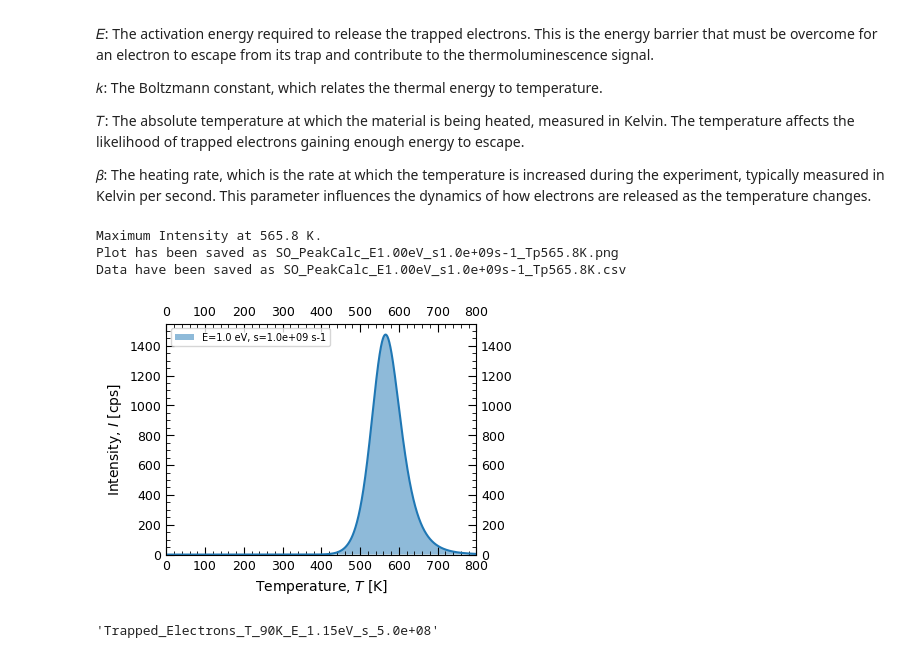
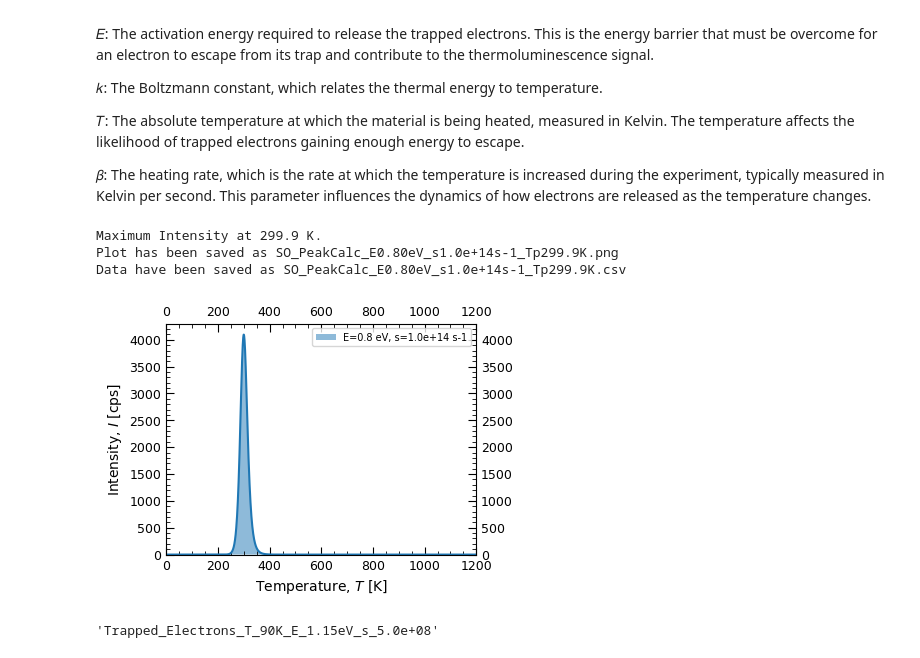
Before and after one commit to alexsehlke/Icarus_TLcalculations, a Jupyter notebook: Thermoluminescence_Calculations.ipynb, the cells around one changed output. Drawn from its saved outputs; the diff is of its cells as text; code cells hidden in the pictures.

```diff
--- a/Thermoluminescence_Calculations.ipynb
+++ b/Thermoluminescence_Calculations.ipynb
@@ -36,14 +32,15 @@ from scipy.integrate import quad
 ## Adjust input parameters at the end of script under 'Input parameters'
 
 # Input parameters
-E_eV = 1.00    # Activation energy in eV
+E_eV = 0.80    # Activation energy in eV
+s = 1E14   # Frequency factor
+
 N = 1E5    # Total concentration of traps
 n0 = N*(1/5)  # Initial concentration of electrons in traps
-s = 1E9   # Frequency factor
 beta = 7.5    # Heating rate
 
 T0 = 1    # Starting temperature for the measurement
-T_max = 1000  # Maximum temperature for the measurement
+T_max = 2000  # Maximum temperature for the measurement
 
 # Constants
 k_J_per_K = 1.381e-23  # Boltzmann constant in J/K
@@ -93,44 +90,44 @@ def plot_intensity_vs_temperature_and_find_max(E_eV, n0, s, beta, N, T0, T_max):
     plt.xlabel('Temperature, $T$ [K]')
     plt.ylabel('Intensity, $I$ [cps]')
     plt.legend(fontsize=7, loc='best')
-    plt.xlim(0,800)
+    plt.xlim(0,1200)
     plt.ylim(0,)
     plt.grid(False)
     plt.show
 
 
 
     # Generating the CSV file name based on the temperature, E value in eV, and s value
     filename = f"SO_PeakCalc_E{E_eV:.2f}eV_s{s:.1e}s-1_Tp{max_intensity_temperature:.1f}K"
 
     # Save the plot with the same naming convention
     plt.savefig(f"./calculations/{filename}.png", dpi=600, bbox_inches='tight')
 
 
     # Print the temperature of maximum intensity
     print(f'Maximum Intensity at {max_intensity_temperature:.1f} K.')
     print(f"Plot has been saved as {filename}.png")
     print(f"Data have been saved as {filename}.csv")
 
     # Create a DataFrame from the simulation data
 
 
     df_output_s1 = pd.DataFrame({
         'temp_K': T_range,
         'intensity': intensity_values,
     })
 
     # Save the DataFrame to a CSV file
     df_output_s1.to_csv(f"./calculations/{filename}.csv", index=False)
 
 # Call the function to plot and find the maximum intensity temperature
 
 plot_intensity_vs_temperature_and_find_max(E_eV, n0, s, beta, N, T0, T_max)
 # %% [output]
-Maximum Intensity at 565.8 K.
-Plot has been saved as SO_PeakCalc_E1.00eV_s1.0e+09s-1_Tp565.8K.png
-Data have been saved as SO_PeakCalc_E1.00eV_s1.0e+09s-1_Tp565.8K.csv
+Maximum Intensity at 299.9 K.
+Plot has been saved as SO_PeakCalc_E0.80eV_s1.0e+14s-1_Tp299.9K.png
+Data have been saved as SO_PeakCalc_E0.80eV_s1.0e+14s-1_Tp299.9K.csv
-[figure, old version]
+[figure, new version]
 # %%
 # %% [output]
 'Trapped_Electrons_T_90K_E_1.15eV_s_5.0e+08'
```
Also changed, not shown: parts of 1 cell of this notebook, 30 other files.
